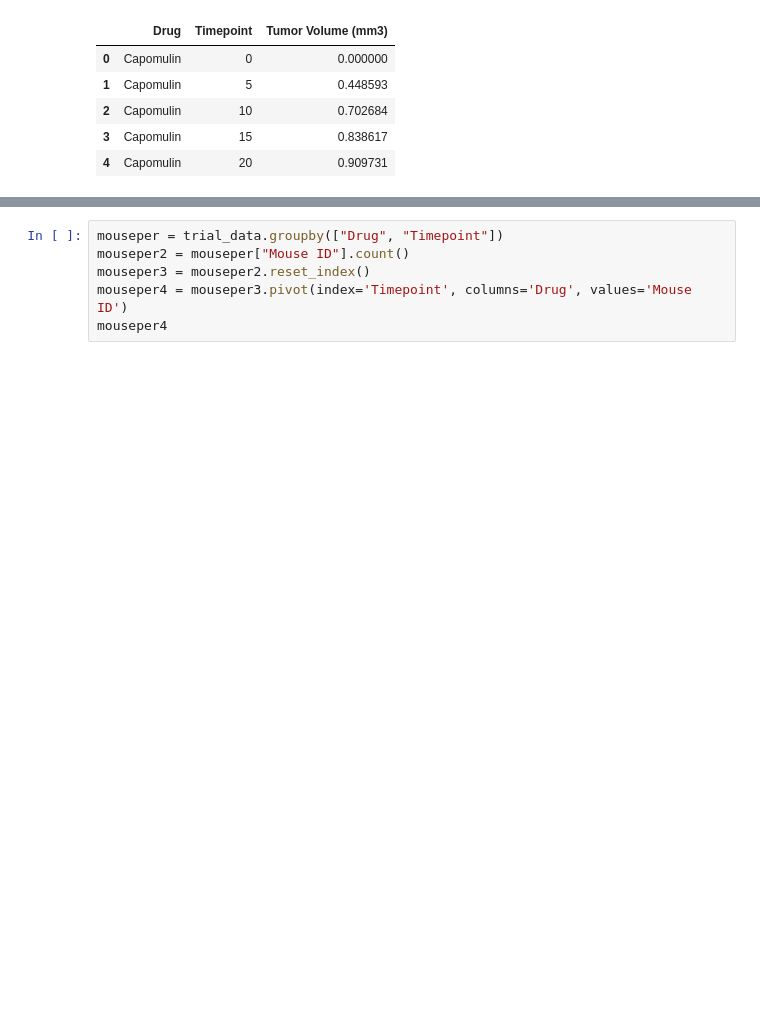
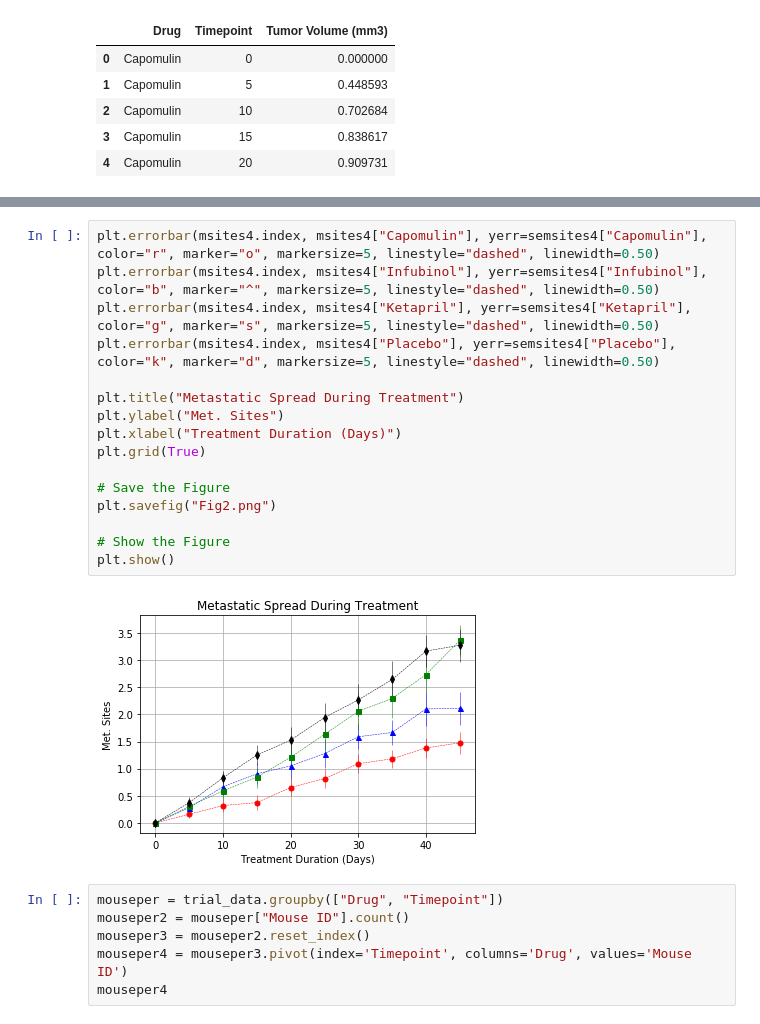
Before and after one commit to Nyalon/matplotlib-cancer-viz, a Jupyter notebook: script/main.ipynb, the cells around one changed output, grey strips where cells are left out. Drawn from its saved outputs; the diff is of its cells as text; blank space fills up the shorter version.

```diff
--- a/script/main.ipynb
+++ b/script/main.ipynb
@@ -286,3 +154,21 @@ plt.savefig('MetSites')
+# %%
+plt.errorbar(msites4.index, msites4["Capomulin"], yerr=semsites4["Capomulin"], color="r", marker="o", markersize=5, linestyle="dashed", linewidth=0.50)
+plt.errorbar(msites4.index, msites4["Infubinol"], yerr=semsites4["Infubinol"], color="b", marker="^", markersize=5, linestyle="dashed", linewidth=0.50)
+plt.errorbar(msites4.index, msites4["Ketapril"], yerr=semsites4["Ketapril"], color="g", marker="s", markersize=5, linestyle="dashed", linewidth=0.50)
+plt.errorbar(msites4.index, msites4["Placebo"], yerr=semsites4["Placebo"], color="k", marker="d", markersize=5, linestyle="dashed", linewidth=0.50)
+
+plt.title("Metastatic Spread During Treatment")
+plt.ylabel("Met. Sites")
+plt.xlabel("Treatment Duration (Days)")
+plt.grid(True)
+
+# Save the Figure
+plt.savefig("Fig2.png")
+
+# Show the Figure
+plt.show()
+# %% [output]
+[figure, added]
 # %%
 mouseper = trial_data.groupby(["Drug", "Timepoint"])
 mouseper2 = mouseper["Mouse ID"].count()
```
Also changed, not shown: parts of 5 cells of this notebook, 3 other files.
